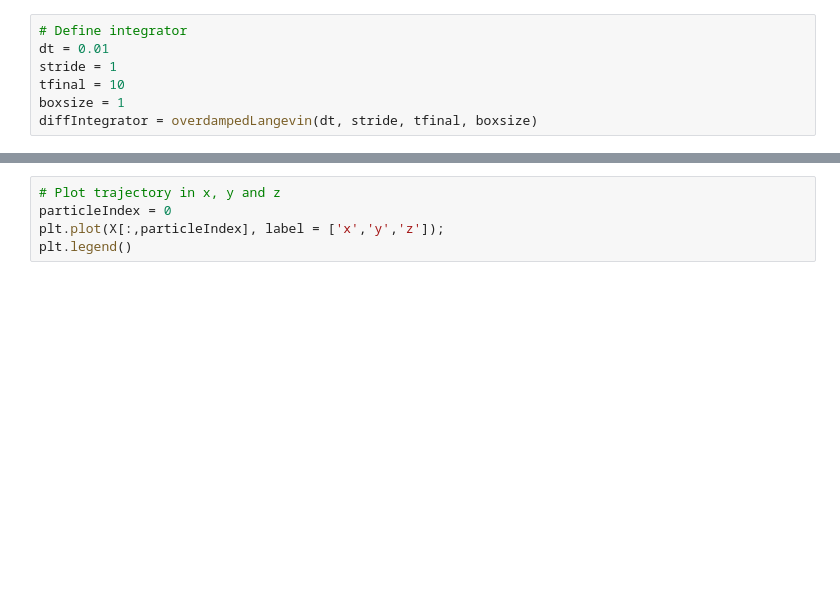
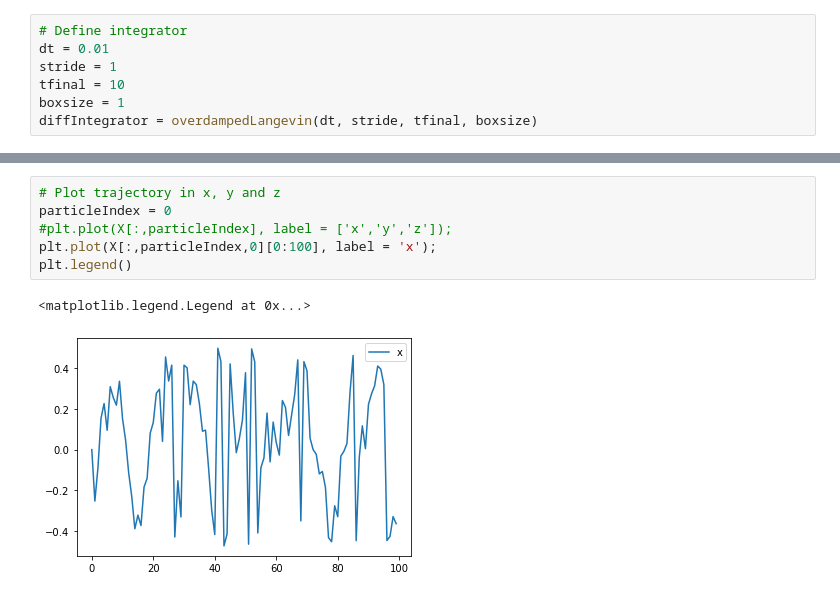
Before and after one commit to maojrs/deepRD, a Jupyter notebook: notebooks/overdampedLangevin.ipynb, the cells around one changed output, grey strips where cells are left out. Drawn from its saved outputs; the diff is of its cells as text; blank space fills up the shorter version.

```diff
--- a/notebooks/overdampedLangevin.ipynb
+++ b/notebooks/overdampedLangevin.ipynb
@@ -23,5 +32,9 @@ X[:,particleIndex]
 # %%
 # Plot trajectory in x, y and z
 particleIndex = 0
-plt.plot(X[:,particleIndex], label = ['x','y','z']);
+#plt.plot(X[:,particleIndex], label = ['x','y','z']);
+plt.plot(X[:,particleIndex,0][0:100], label = 'x');
 plt.legend()
+# %% [output]
+<matplotlib.legend.Legend at 0x...>
+[figure, added]
```
Also changed, not shown: parts of 4 cells of this notebook, 6 other files.
